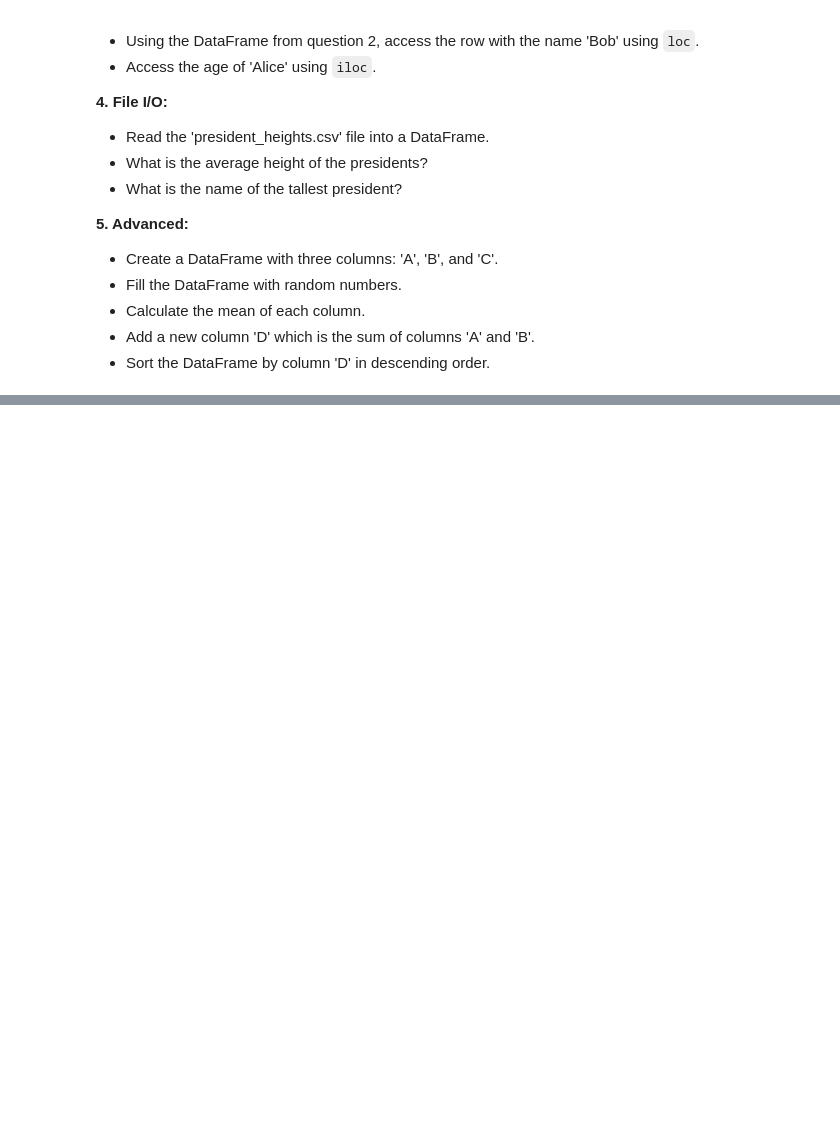
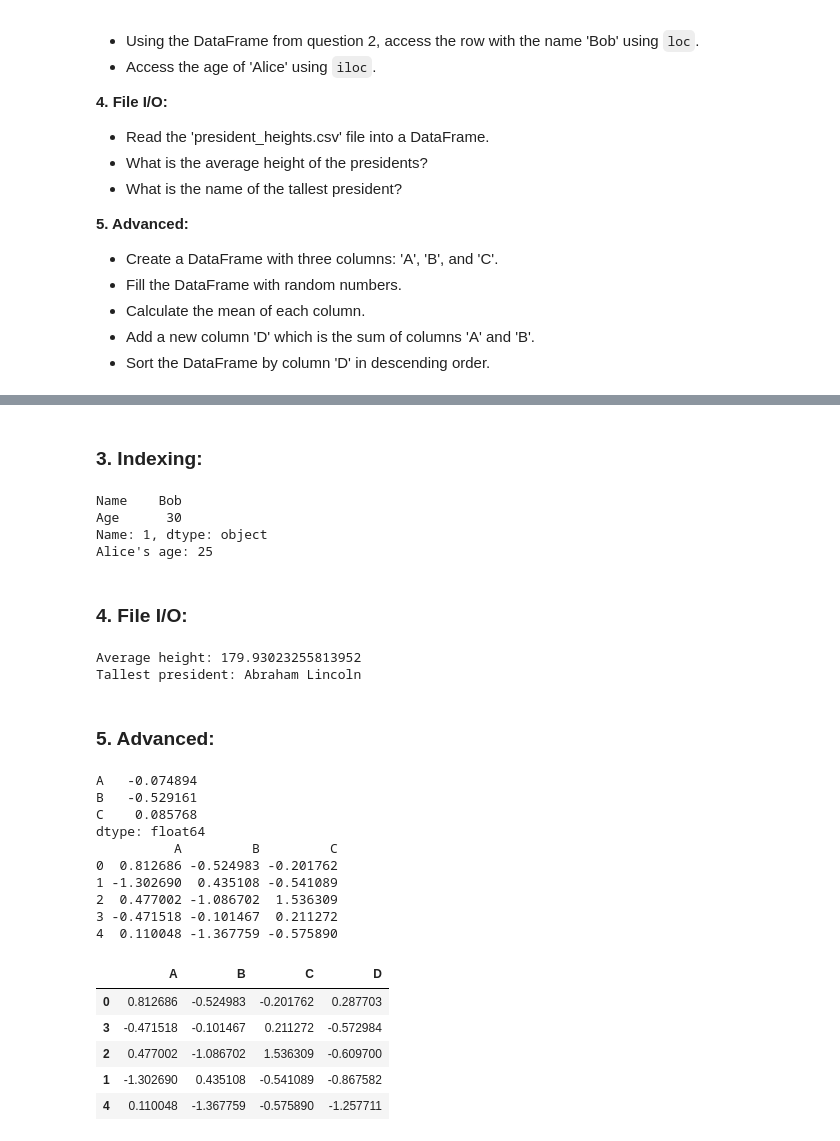
Before and after one commit to laibaafreen/Ai-Bootcamp, a Jupyter notebook: WEEK2-AI/AI-D2/Pandas_Hands_on.ipynb, the cells around one changed output, grey strips where cells are left out. Drawn from its saved outputs; the diff is of its cells as text; code cells hidden in the pictures; blank space fills up the shorter version.

```diff
--- a/WEEK2-AI/AI-D2/Pandas_Hands_on.ipynb
+++ b/WEEK2-AI/AI-D2/Pandas_Hands_on.ipynb
@@ -400,0 +461,59 @@ states.loc[:,'Population':]
+# %% [markdown]
+### 3. Indexing:
+# %%
+print(df.loc[1])
+print("Alice's age:", df.iloc[0, 1])
+# %% [output]
+Name    Bob
+Age      30
+Name: 1, dtype: object
+Alice's age: 25
+# %% [markdown]
+### 4. File I/O:
+# %%
+import pandas as pd
+
+df_presidents = pd.read_csv('president_heights.csv')
+avg_height = df_presidents['height(cm)'].mean()
+print("Average height:", avg_height)
+
+tallest_president = df_presidents['height(cm)'].idxmax()
+tallest_name = df_presidents.loc[tallest_president, 'name']
+
+print("Tallest president:", tallest_name)
+# %% [output]
+Average height: 179.93023255813952
+Tallest president: Abraham Lincoln
+# %% [markdown]
+### 5. Advanced:
+# %%
+import pandas as pd
+import numpy as np
+
+random_data = np.random.randn(5, 3)
+df_rand = pd.DataFrame(random_data, columns=['A', 'B', 'C'])
+
+print(df_rand.mean())
+print(df_rand)
+
+df_rand['D'] = df_rand['A'] + df_rand['B']
+
+df_sorted = df_rand.sort_values(by='D', ascending=False)
+df_sorted
+# %% [output]
+A   -0.074894
+B   -0.529161
+C    0.085768
+dtype: float64
+          A         B         C
+0  0.812686 -0.524983 -0.201762
+1 -1.302690  0.435108 -0.541089
+2  0.477002 -1.086702  1.536309
+3 -0.471518 -0.101467  0.211272
+4  0.110048 -1.367759 -0.575890
+|  | A | B | C | D |
+| 0 | 0.812686 | -0.524983 | -0.201762 | 0.287703 |
+| 3 | -0.471518 | -0.101467 | 0.211272 | -0.572984 |
+| 2 | 0.477002 | -1.086702 | 1.536309 | -0.609700 |
+| 1 | -1.302690 | 0.435108 | -0.541089 | -0.867582 |
+| 4 | 0.110048 | -1.367759 | -0.575890 | -1.257711 |
```
Also changed, not shown: parts of 21 cells of this notebook.
